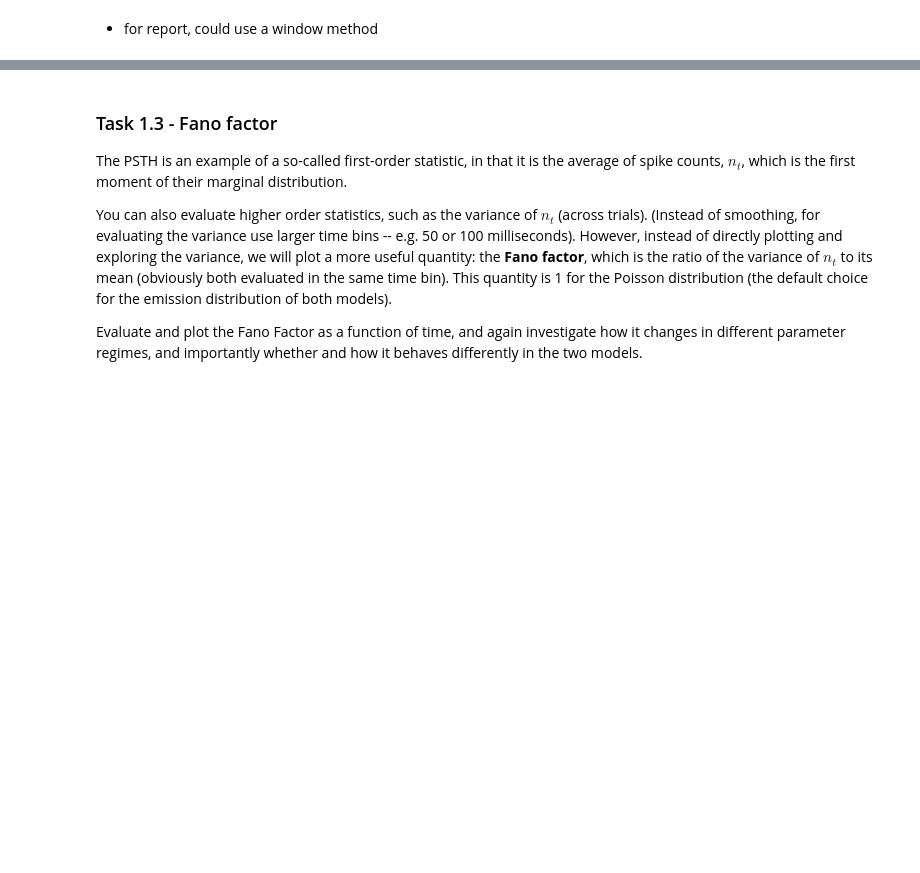
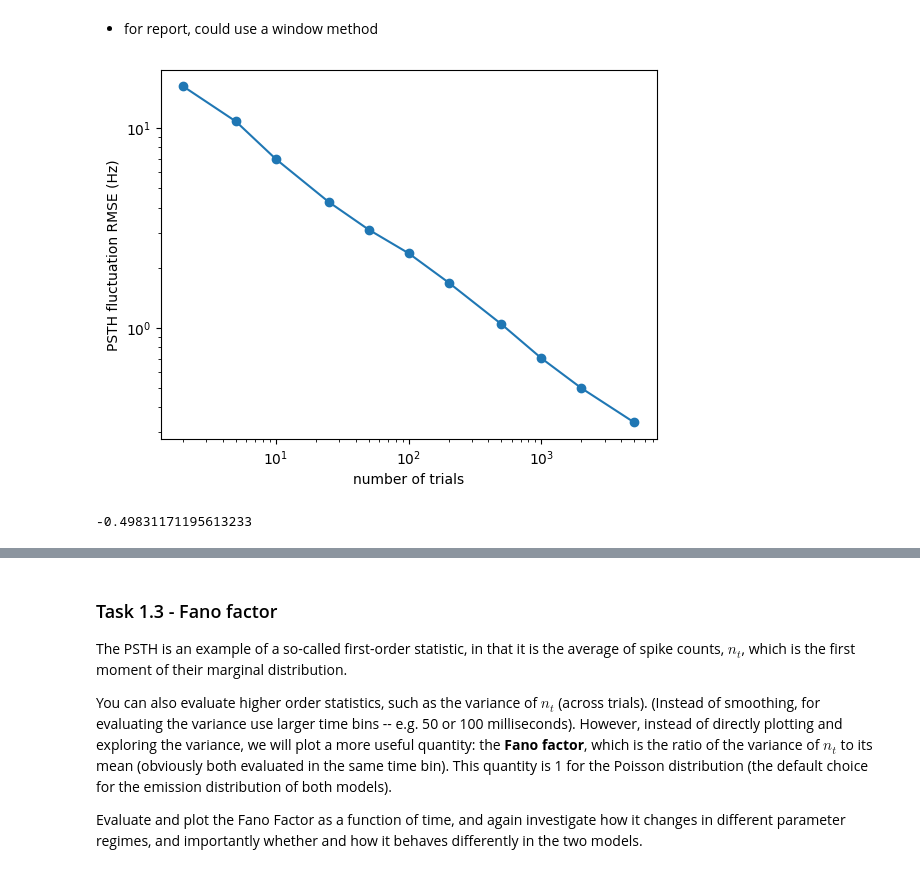
Before and after one commit to MYLO175/GG3-Mylo, a Jupyter notebook: GG3_project.ipynb, the cells around one changed output, grey strips where cells are left out. Cells and saved outputs as stored; diff of their text form; code cells hidden in the pictures; blank space fills up the shorter version.

```diff
--- a/GG3_project.ipynb
+++ b/GG3_project.ipynb
@@ -415,2 +424,41 @@ plot_psth_histogram(spikes, bin_size=50)
 # %% [markdown]
 + for report, could use a window method
+# %%
+mean_rmses = []
+Ns = [2, 5, 10, 25, 50, 100, 200, 500, 1000, 2000, 5000]
+for N in Ns:
+
+    psths = []
+    for M in range(20):
+        step = StepModel(m=500, r=10, x0=0.2, Rh=40)
+        spikes, jumps, rates = step.simulate(Ntrials=N, T=1000)
+        spikes , _, _ = step.simulate(Ntrials = N, T=1000)
+        _, psth = compute_psth(spikes)
+        psths.append(psth)
+
+    psths = np.array(psths)
+
+    mean_psth = psths.mean(axis=0)
+    mses = np.mean((psths - mean_psth)**2, axis = 1)
+    mean_rmse = np.sqrt(mses.mean())
+    mean_rmses.append(mean_rmse)
+
+
+
+plt.plot(Ns, mean_rmses, "o-")
+plt.xlabel("number of trials")
+plt.ylabel("PSTH fluctuation RMSE (Hz)")
+plt.xscale("log")
+plt.yscale("log")
+plt.show()
+
+slope, intercept = np.polyfit(
+    np.log(Ns),
+    np.log(mean_rmses),
+    1
+)
+
+print(slope)
+# %% [output]
+[figure, added]
+-0.49831171195613233
```
Also changed, not shown: parts of 3 cells of this notebook.
